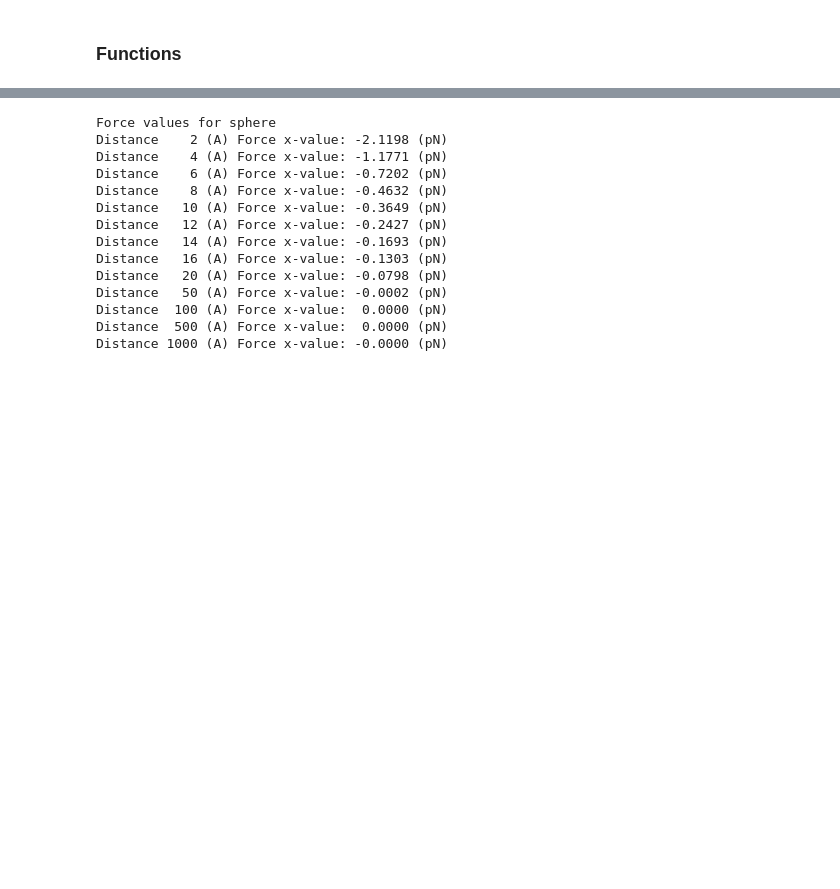
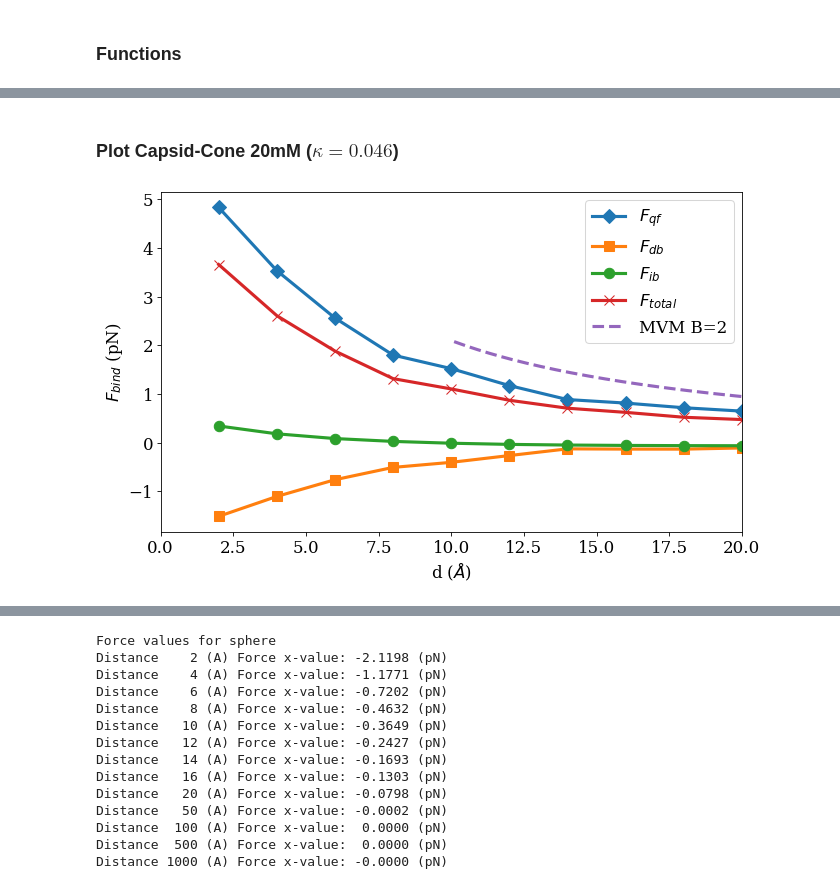
Before and after one commit to iaddison-smith/plots_afmtip, a Jupyter notebook: Force_components_afmtip.ipynb, the cells around one changed output, grey strips where cells are left out. Saved outputs shown, nothing was run; the diff lists cells and outputs as text; code cells hidden in the pictures; blank space fills up the shorter version.

```diff
--- a/Force_components_afmtip.ipynb
+++ b/Force_components_afmtip.ipynb
@@ -203,0 +265,22 @@ plt.close()
+# %% [markdown]
+### Plot Capsid-Cone 20mM ($\kappa = 0.046$)
+# %%
+delta_fqf_cono_lls = 69.467*(fqf_cono_lls.swapaxes(0,1)[0]-fqf_cono_lls.swapaxes(0,1)[0][-1])
+delta_fdb_cono_lls = 69.467*(fdb_cono_lls.swapaxes(0,1)[0]-fdb_cono_lls.swapaxes(0,1)[0][-1])
+delta_fib_cono_lls = 69.467*(fib_cono_lls.swapaxes(0,1)[0]-fib_cono_lls.swapaxes(0,1)[0][-1])
+
+plt.figure(figsize=(10,6),dpi=75)
+plt.plot(d_cono_lls,-delta_fqf_cono_lls, marker='D',label='$F_{qf}$')
+plt.plot(d_cono_lls,-delta_fdb_cono_lls, marker='s',label='$F_{db}$')
+plt.plot(d_cono_lls,-delta_fib_cono_lls, marker='o',label='$F_{ib}$')
+plt.plot(d_cono_lls,-F_terms_cono_lls.swapaxes(0,1)[0], marker='x',label='$F_{total}$')
+plt.plot(dd[1:]-384,forces_MVM(dd[1:]-384,2,k=0.046),label='MVM B=2',linestyle='--')
+plt.xlim([0,20])
+plt.xlabel('d ($\AA$)');
+plt.ylabel('$F_{bind}$ (pN)')
+plt.legend()
+plt.savefig('plots\\Binding_forces_components_capsid_2_cono_mM20.png',dpi=300, bbox_inches='tight')
+plt.show()
+plt.close()
+# %% [output]
+[figure, added]
```
Also changed, not shown: parts of 15 cells of this notebook, 1 other file.
